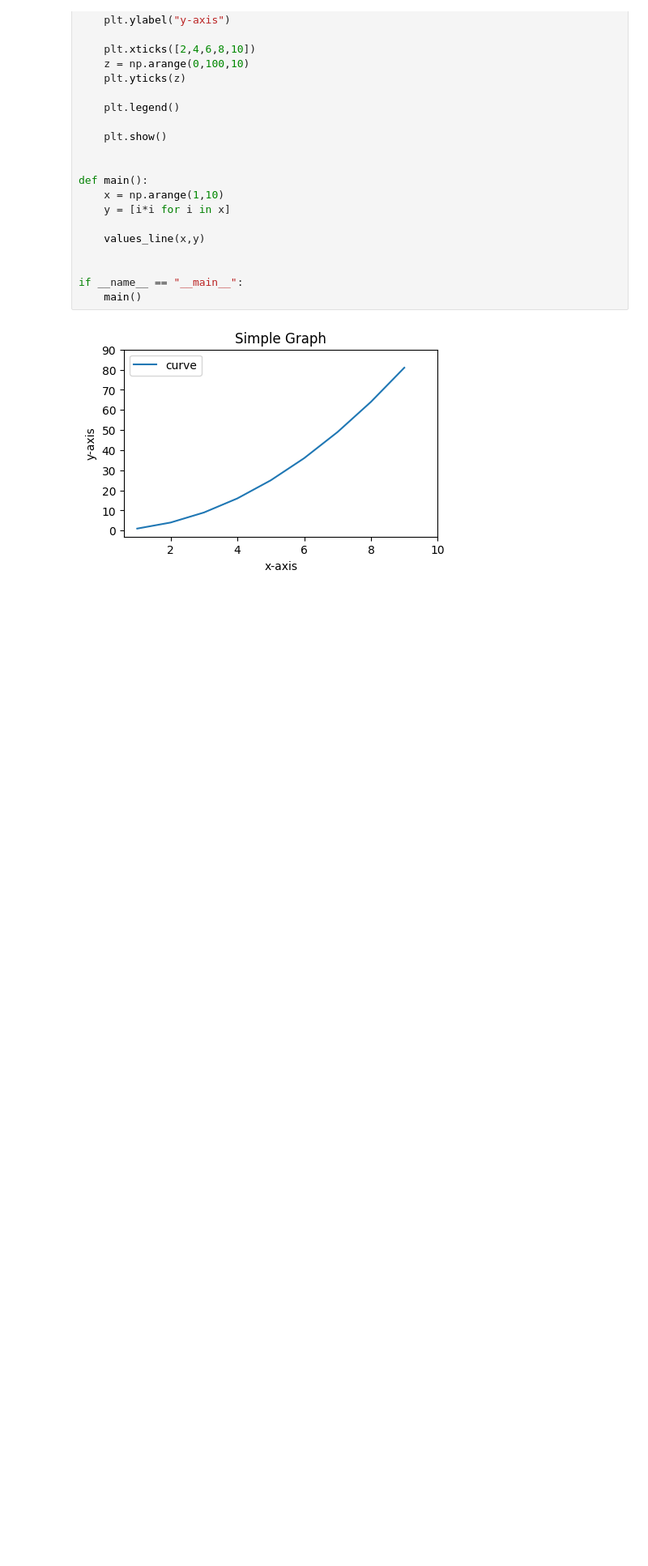
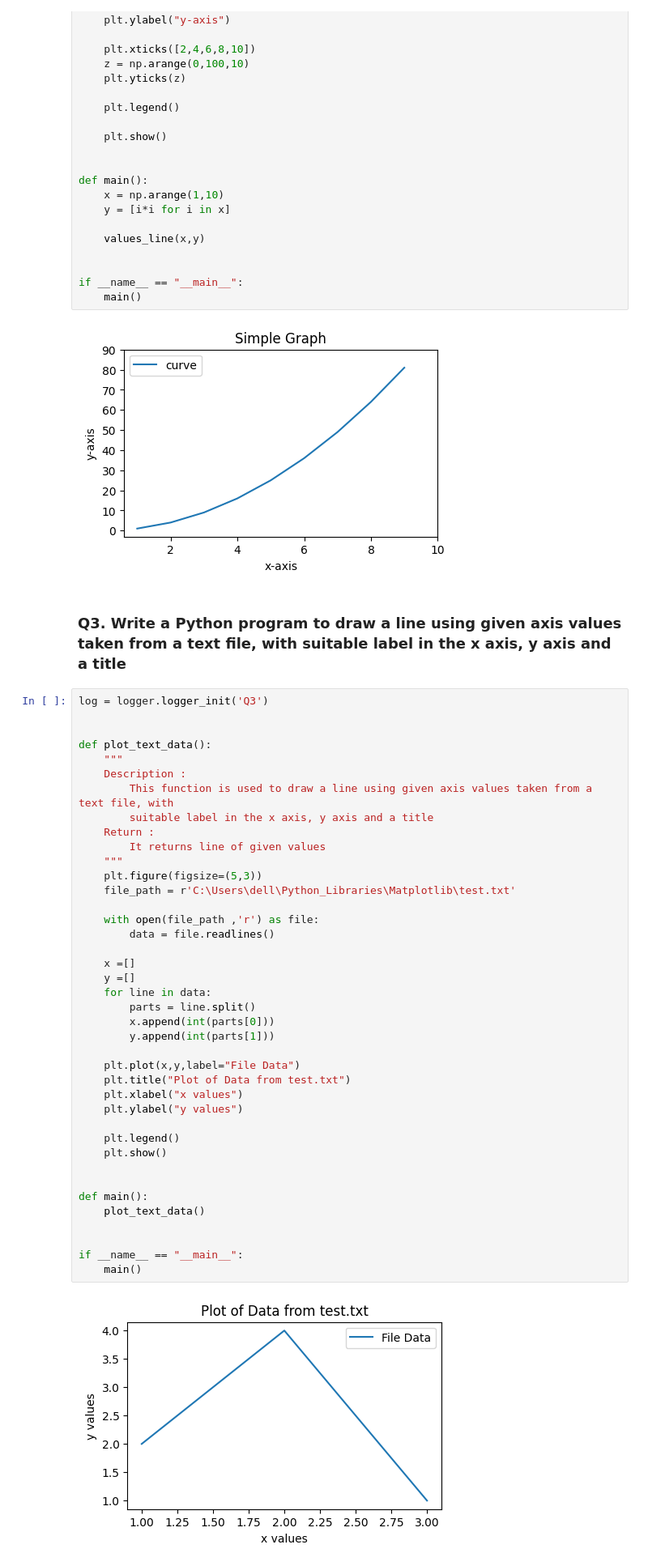
Before and after one commit to Ankitha8105/Python_Libraries, a Jupyter notebook: Matplotlib/linegraph.ipynb, the cells around one changed output. Shown: that part at 81% size. Drawn from its saved outputs; the diff is of its cells as text; blank space fills up the shorter version.

Commit message:
[Ankitha] Modified : python program to draw a line using given axis values taken from a text file

```diff
--- a/Matplotlib/linegraph.ipynb
+++ b/Matplotlib/linegraph.ipynb
@@ -95,3 +95,47 @@ if __name__ == "__main__":
     main()
 # %% [output]
 [figure]
+# %% [markdown]
+### Q3. Write a Python program to draw a line using given axis values taken from a text file, with suitable label in the x axis, y axis and a title
+# %%
+log = logger.logger_init('Q3')
+
+
+def plot_text_data():
+    """
+    Description :
+        This function is used to draw a line using given axis values taken from a text file, with
+        suitable label in the x axis, y axis and a title
+    Return :
+        It returns line of given values
+    """
+    plt.figure(figsize=(5,3))
+    file_path = r'C:\Users\dell\Python_Libraries\Matplotlib\test.txt'
+
+    with open(file_path ,'r') as file:
+        data = file.readlines()
+
+    x =[]
+    y =[]
+    for line in data:
+        parts = line.split()
+        x.append(int(parts[0]))
+        y.append(int(parts[1]))
+
+    plt.plot(x,y,label="File Data")
+    plt.title("Plot of Data from test.txt")
+    plt.xlabel("x values")
+    plt.ylabel("y values")
+
+    plt.legend()
+    plt.show()
+
+
+def main():
+    plot_text_data()
+
+
+if __name__ == "__main__":
+    main()
+# %% [output]
+[figure, added]
```
